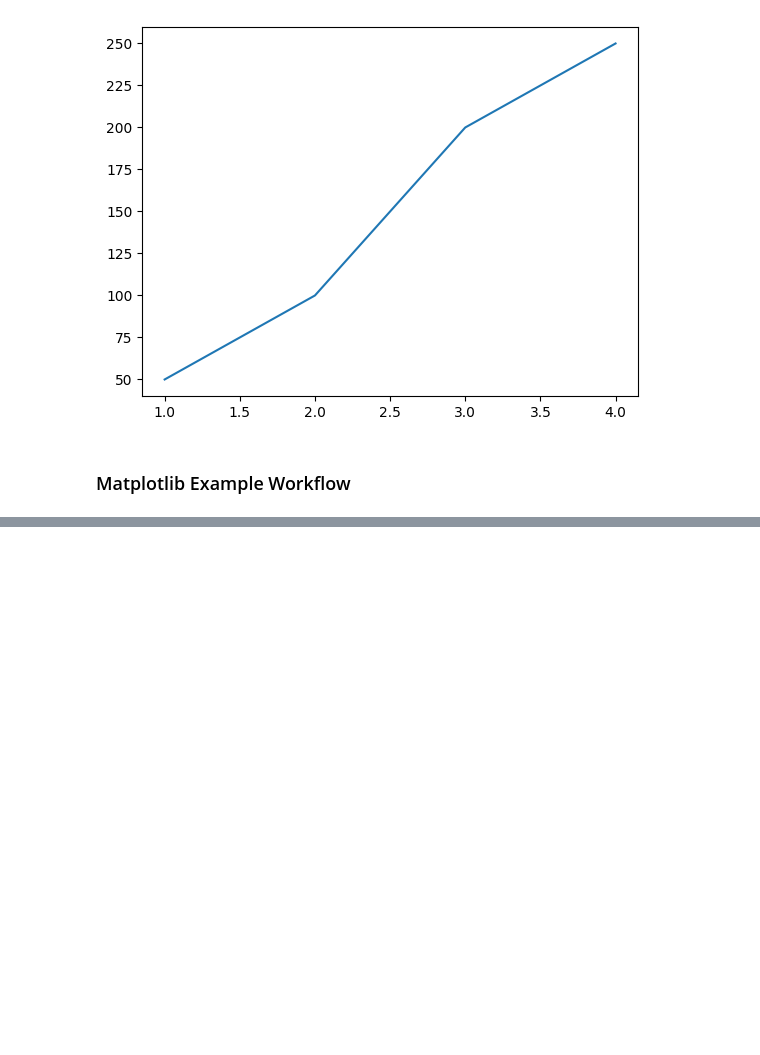
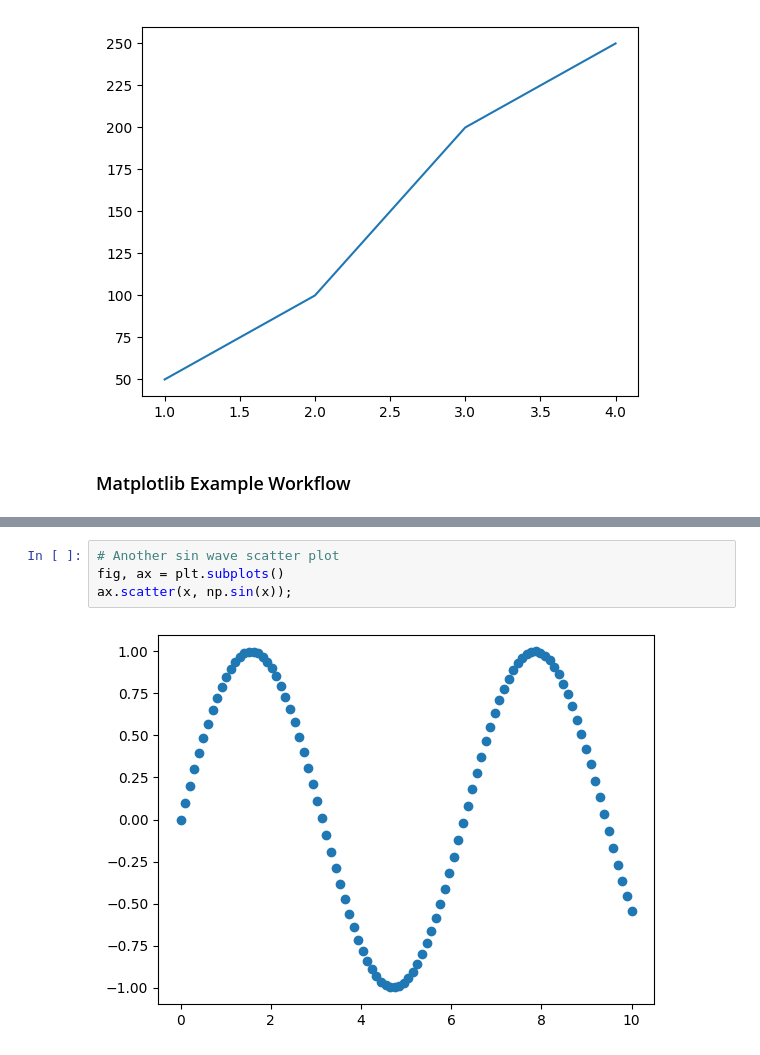
Before and after one commit to HerbertNtim/dataScience-ML, a Jupyter notebook: Introduction To Matplotlib.ipynb, the cells around one changed output, grey strips where cells are left out. Drawn from its saved outputs; the diff is of its cells as text; blank space fills up the shorter version.

```diff
--- a/Introduction To Matplotlib.ipynb
+++ b/Introduction To Matplotlib.ipynb
@@ -76,0 +96,6 @@ fig.savefig("images/simple-plot.png")
+# %%
+# Another sin wave scatter plot
+fig, ax = plt.subplots()
+ax.scatter(x, np.sin(x));
+# %% [output]
+[figure, added]
```
Also changed, not shown: parts of 6 cells of this notebook.
